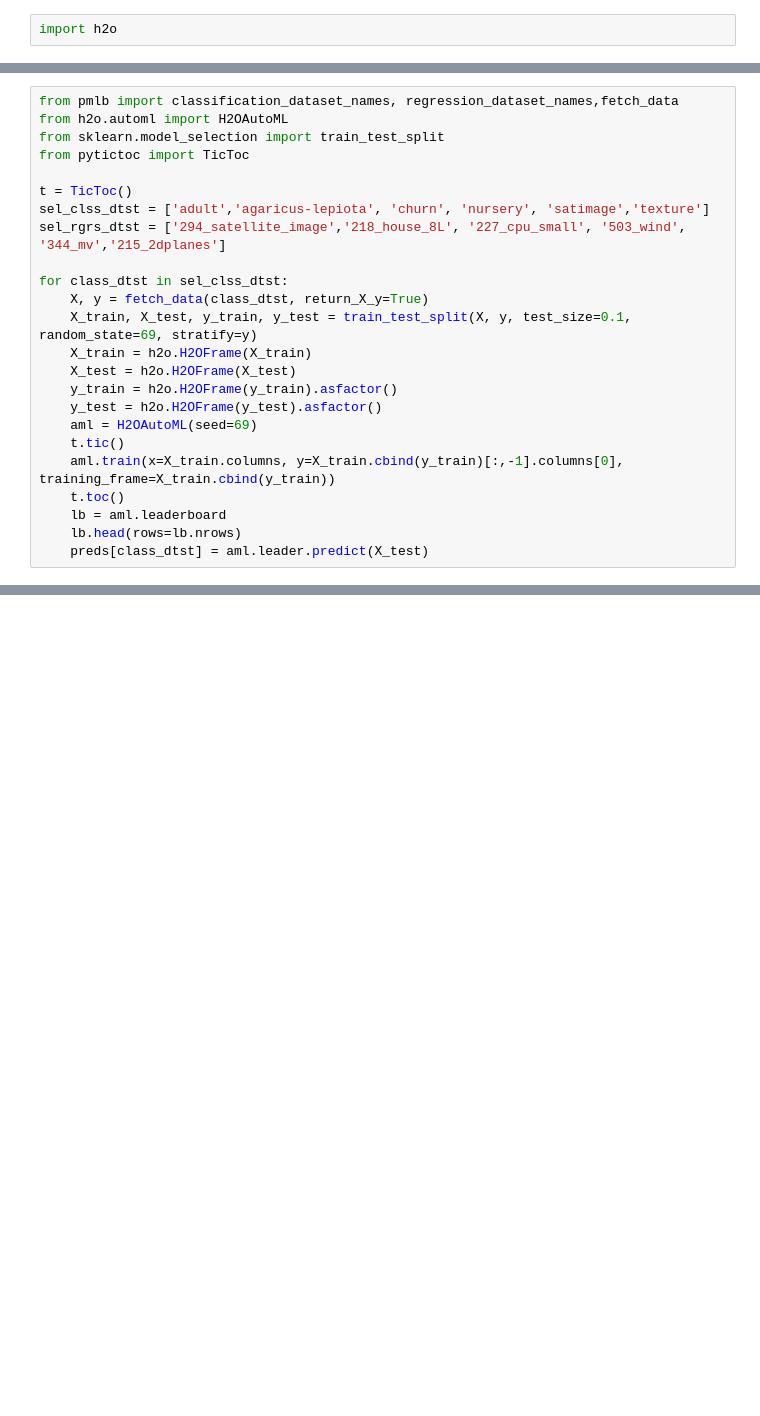
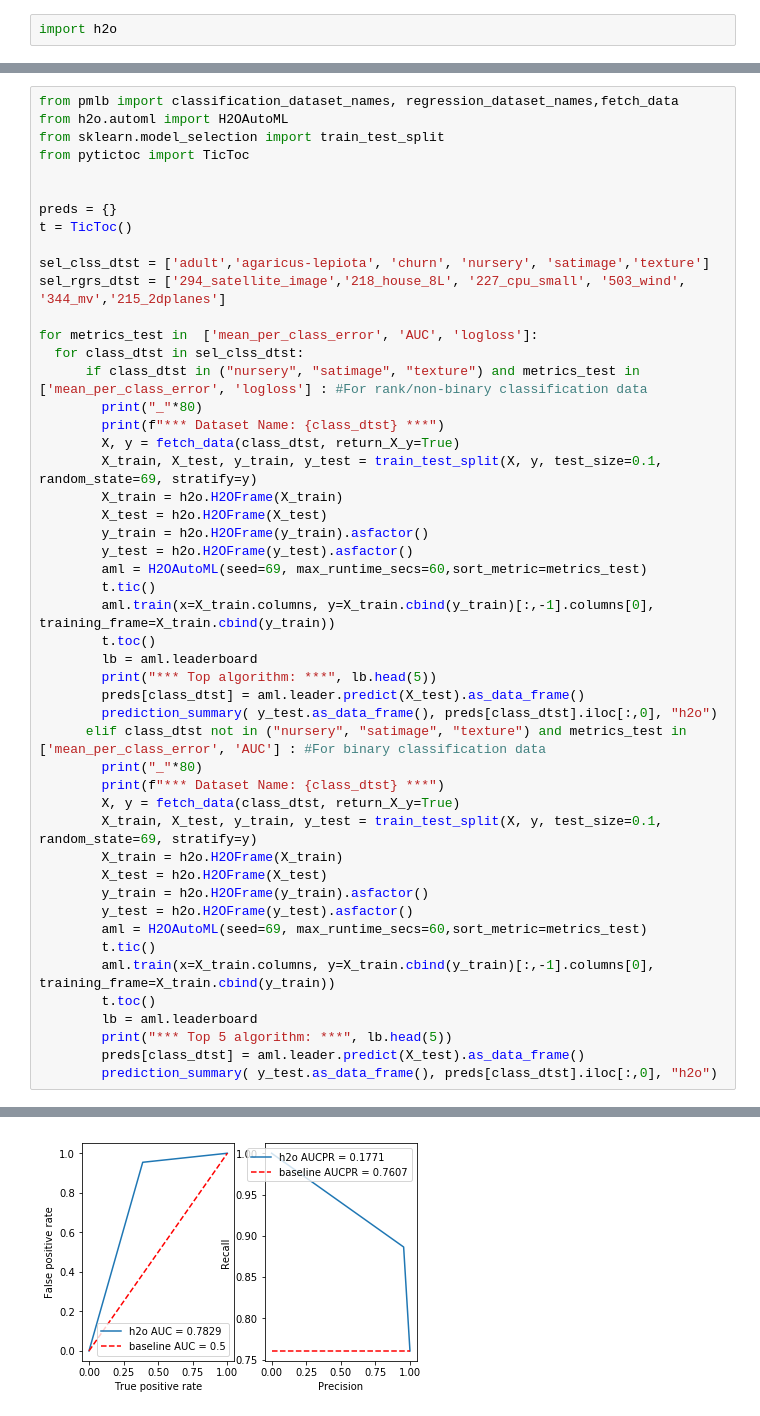
Before and after one commit to raffieeey/MasterResearchAutoML, a Jupyter notebook: 02A_H2OAutoml.ipynb, the cells around one changed output, grey strips where cells are left out. Drawn from its saved outputs; the diff is of its cells as text; blank space fills up the shorter version.

```diff
--- a/02A_H2OAutoml.ipynb
+++ b/02A_H2OAutoml.ipynb
@@ -75,22 +163,47 @@ from h2o.automl import H2OAutoML
 from sklearn.model_selection import train_test_split
 from pytictoc import TicToc
 
+
+preds = {}
 t = TicToc()
+
 sel_clss_dtst = ['adult','agaricus-lepiota', 'churn', 'nursery', 'satimage','texture']
 sel_rgrs_dtst = ['294_satellite_image','218_house_8L', '227_cpu_small', '503_wind', '344_mv','215_2dplanes']
 
-for class_dtst in sel_clss_dtst:
-    X, y = fetch_data(class_dtst, return_X_y=True)
-    X_train, X_test, y_train, y_test = train_test_split(X, y, test_size=0.1, random_state=69, stratify=y)
-    X_train = h2o.H2OFrame(X_train)
-    X_test = h2o.H2OFrame(X_test)
-    y_train = h2o.H2OFrame(y_train).asfactor()
-    y_test = h2o.H2OFrame(y_test).asfactor()
-    aml = H2OAutoML(seed=69)
-    t.tic()
-    aml.train(x=X_train.columns, y=X_train.cbind(y_train)[:,-1].columns[0], training_frame=X_train.cbind(y_train))
-    t.toc()
-    lb = aml.leaderboard
-    lb.head(rows=lb.nrows)
-    preds[class_dtst] = aml.leader.predict(X_test)
+for metrics_test in  ['mean_per_class_error', 'AUC', 'logloss']:
+  for class_dtst in sel_clss_dtst:
+      if class_dtst in ("nursery", "satimage", "texture") and metrics_test in  ['mean_per_class_error', 'logloss'] : #For rank/non-binary classification data
+        print("_"*80)
+        print(f"*** Dataset Name: {class_dtst} ***")
+        X, y = fetch_data(class_dtst, return_X_y=True)
+        X_train, X_test, y_train, y_test = train_test_split(X, y, test_size=0.1, random_state=69, stratify=y)
+        X_train = h2o.H2OFrame(X_train)
+        X_test = h2o.H2OFrame(X_test)
+        y_train = h2o.H2OFrame(y_train).asfactor()
+        y_test = h2o.H2OFrame(y_test).asfactor()
+        aml = H2OAutoML(seed=69, max_runtime_secs=60,sort_metric=metrics_test)
+        t.tic()
+        aml.train(x=X_train.columns, y=X_train.cbind(y_train)[:,-1].columns[0], training_frame=X_train.cbind(y_train))
+        t.toc()
+        lb = aml.leaderboard
+        print("*** Top algorithm: ***", lb.head(5))
+        preds[class_dtst] = aml.leader.predict(X_test).as_data_frame()
+        prediction_summary( y_test.as_data_frame(), preds[class_dtst].iloc[:,0], "h2o")
+      elif class_dtst not in ("nursery", "satimage", "texture") and metrics_test in  ['mean_per_class_error', 'AUC'] : #For binary classification data
+        print("_"*80)
+        print(f"*** Dataset Name: {class_dtst} ***")
+        X, y = fetch_data(class_dtst, return_X_y=True)
+        X_train, X_test, y_train, y_test = train_test_split(X, y, test_size=0.1, random_state=69, stratify=y)
+        X_train = h2o.H2OFrame(X_train)
+        X_test = h2o.H2OFrame(X_test)
+        y_train = h2o.H2OFrame(y_train).asfactor()
+        y_test = h2o.H2OFrame(y_test).asfactor()
+        aml = H2OAutoML(seed=69, max_runtime_secs=60,sort_metric=metrics_test)
+        t.tic()
+        aml.train(x=X_train.columns, y=X_train.cbind(y_train)[:,-1].columns[0], training_frame=X_train.cbind(y_train))
+        t.toc()
+        lb = aml.leaderboard
+        print("*** Top 5 algorithm: ***", lb.head(5))
+        preds[class_dtst] = aml.leader.predict(X_test).as_data_frame()
+        prediction_summary( y_test.as_data_frame(), preds[class_dtst].iloc[:,0], "h2o")
 # %% [output]
@@ -113,0 +222 @@ stackedensemble prediction progress: |██████████████
+[figure, added]
```
Also changed, not shown: parts of 11 cells of this notebook.
